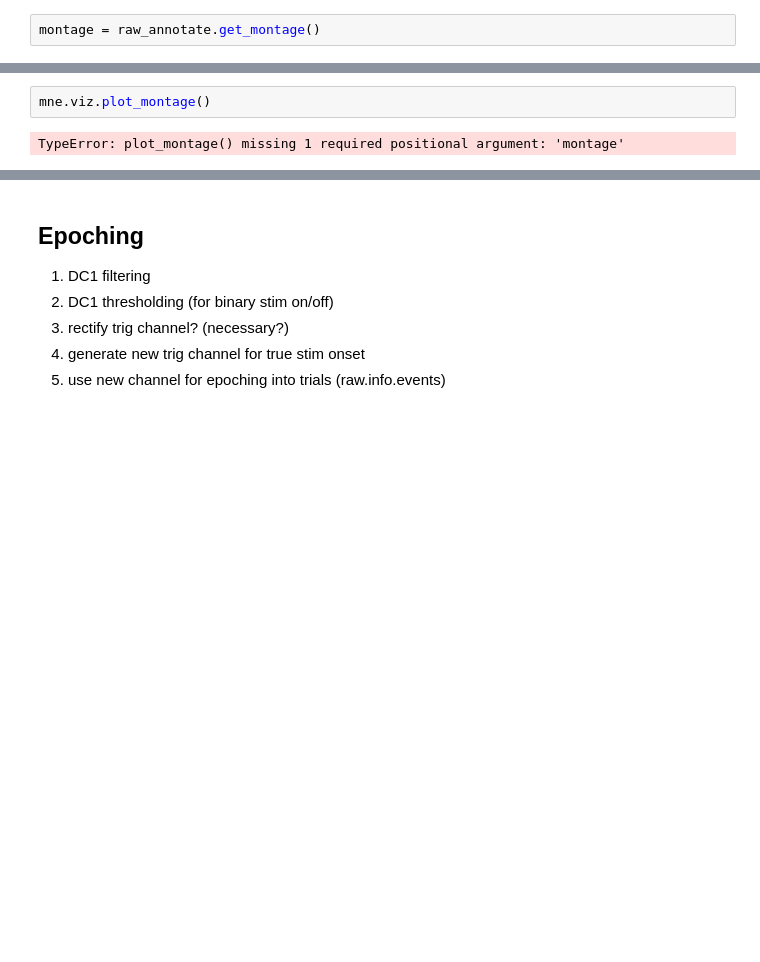
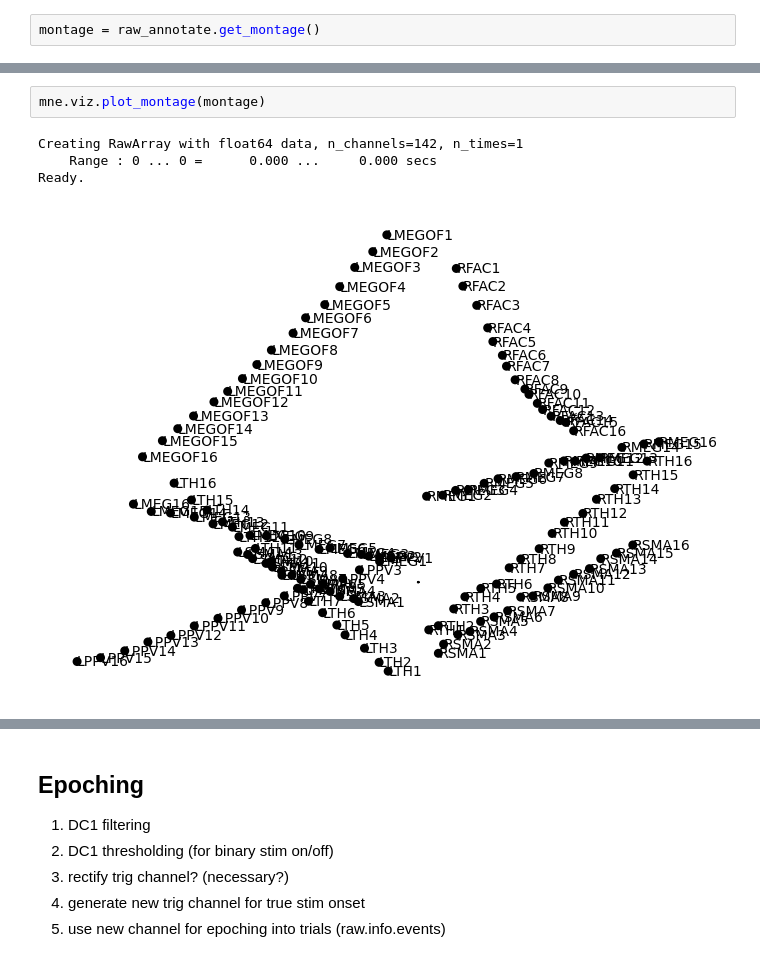
Before and after one commit to piepy-tools/piepy, a Jupyter notebook: tutorials/01-Preprocessing(STEP1).ipynb, the cells around one changed output, grey strips where cells are left out. Drawn from its saved outputs; the diff is of its cells as text; blank space fills up the shorter version.

```diff
--- a/tutorials/01-Preprocessing(STEP1).ipynb
+++ b/tutorials/01-Preprocessing(STEP1).ipynb
@@ -385,4 +388,7 @@ None
 # %%
-mne.viz.plot_montage()
+mne.viz.plot_montage(montage)
 # %% [output]
-TypeError: plot_montage() missing 1 required positional argument: 'montage'
+Creating RawArray with float64 data, n_channels=142, n_times=1
+    Range : 0 ... 0 =      0.000 ...     0.000 secs
+Ready.
+[figure, added]
```
Also changed, not shown: parts of 9 cells of this notebook.
